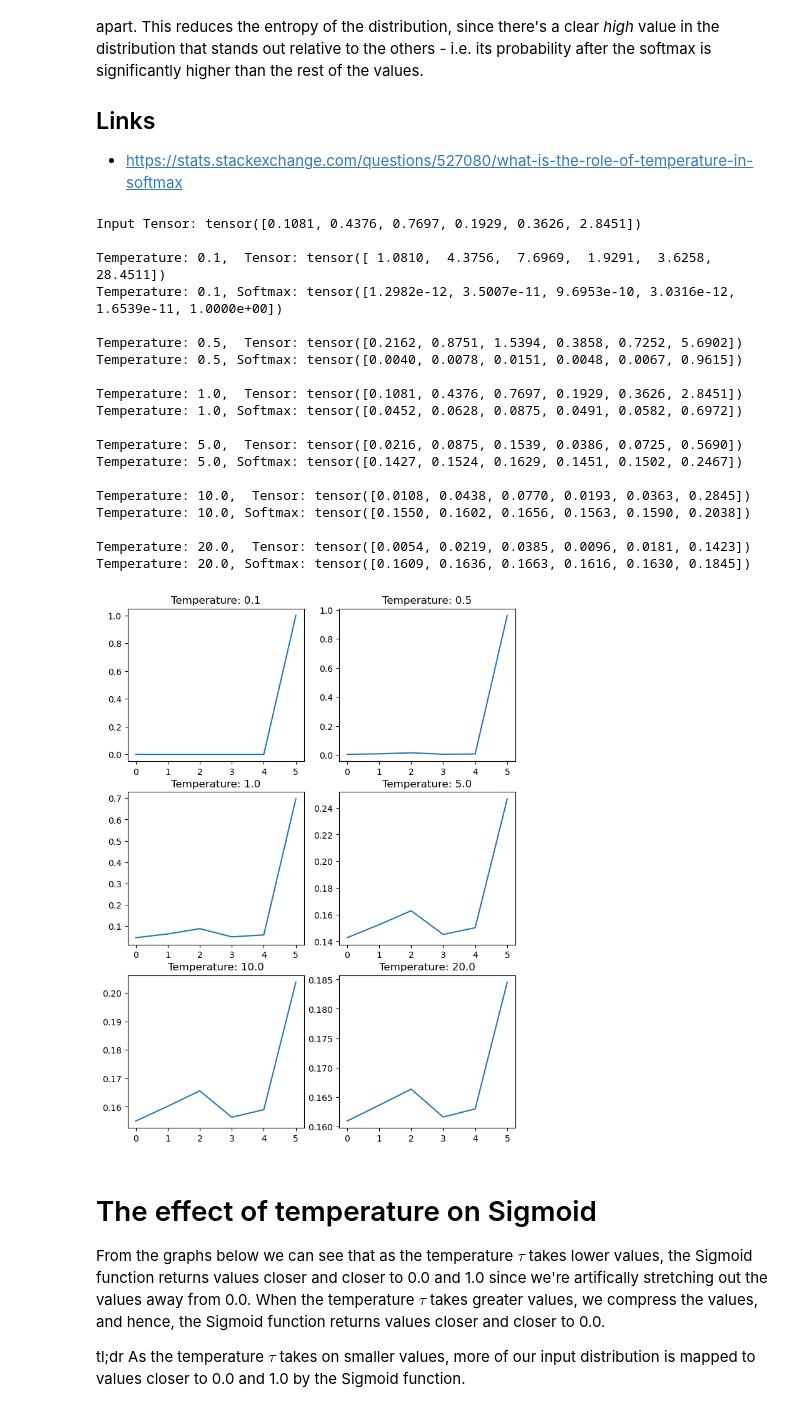
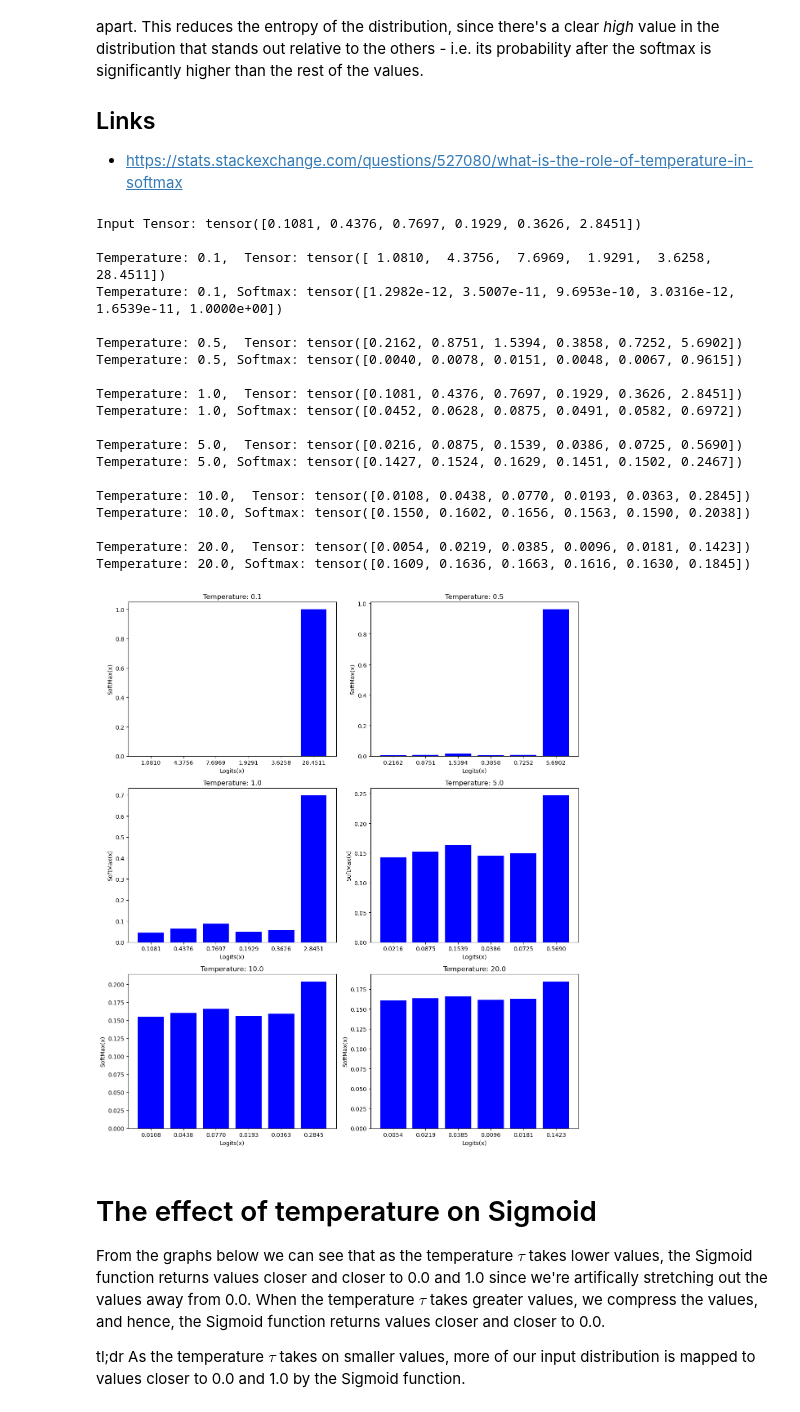
Before and after one commit to dhruvbird/ml-notebooks, a Jupyter notebook: nt-xent-loss/SoftMax and Sigmoid with temperature.ipynb, the cells around one changed output. Cells and saved outputs as stored; diff of their text form; code cells hidden in the pictures.

Commit message:
Update SoftMax and Sigmoid with temperature.ipynb
Update plots to include x and y axis labels. Use bar chart for softmax instead of line chart.

```diff
--- a/nt-xent-loss/SoftMax and Sigmoid with temperature.ipynb
+++ b/nt-xent-loss/SoftMax and Sigmoid with temperature.ipynb
@@ -26,7 +26,7 @@ def softmax_with_temperature(x, temperatures):
     print(f"Input Tensor: {x}")
     nrows = (len(temperatures) + 1) // 2
     ncols = 2
-    fig = plt.figure(figsize=(ncols * 4, nrows * 3.6))
+    fig = plt.figure(figsize=(ncols * 6, nrows * 4.6))
 
     for i, t in enumerate(temperatures):
         _x = x / t
@@ -34,38 +34,43 @@ def softmax_with_temperature(x, temperatures):
         print(f"Temperature: {t}, Softmax: {F.softmax(_x, dim=0)}")
 
         plt.subplot(nrows, ncols, i + 1)
-        plt.plot(F.softmax(_x, dim=0))
+        # plt.plot(_x, F.softmax(_x, dim=0))
+        xstr = list(map(lambda x: f"{x:.4f}", _x.tolist()))
+        plt.bar(xstr, F.softmax(_x, dim=0), color ='blue')
         plt.title(f"Temperature: {t}")
+        plt.xlabel("Logits(x)")
+        plt.ylabel("SoftMax(x)")
     # end for
 
+    fig.tight_layout()
     plt.show()
 # end def
 
 softmax_with_temperature(x, temperatures)
 
 # print(x)
 # print(F.softmax(x, dim=0))
 # %% [output]
 Input Tensor: tensor([0.1081, 0.4376, 0.7697, 0.1929, 0.3626, 2.8451])
 
 Temperature: 0.1,  Tensor: tensor([ 1.0810,  4.3756,  7.6969,  1.9291,  3.6258, 28.4511])
 Temperature: 0.1, Softmax: tensor([1.2982e-12, 3.5007e-11, 9.6953e-10, 3.0316e-12, 1.6539e-11, 1.0000e+00])
 
 Temperature: 0.5,  Tensor: tensor([0.2162, 0.8751, 1.5394, 0.3858, 0.7252, 5.6902])
 Temperature: 0.5, Softmax: tensor([0.0040, 0.0078, 0.0151, 0.0048, 0.0067, 0.9615])
 
 Temperature: 1.0,  Tensor: tensor([0.1081, 0.4376, 0.7697, 0.1929, 0.3626, 2.8451])
 Temperature: 1.0, Softmax: tensor([0.0452, 0.0628, 0.0875, 0.0491, 0.0582, 0.6972])
 
 Temperature: 5.0,  Tensor: tensor([0.0216, 0.0875, 0.1539, 0.0386, 0.0725, 0.5690])
 Temperature: 5.0, Softmax: tensor([0.1427, 0.1524, 0.1629, 0.1451, 0.1502, 0.2467])
 
 Temperature: 10.0,  Tensor: tensor([0.0108, 0.0438, 0.0770, 0.0193, 0.0363, 0.2845])
 Temperature: 10.0, Softmax: tensor([0.1550, 0.1602, 0.1656, 0.1563, 0.1590, 0.2038])
 
 Temperature: 20.0,  Tensor: tensor([0.0054, 0.0219, 0.0385, 0.0096, 0.0181, 0.1423])
 Temperature: 20.0, Softmax: tensor([0.1609, 0.1636, 0.1663, 0.1616, 0.1630, 0.1845])
-[figure, old version]
+[figure, new version]
 # %% [markdown]
 # The effect of temperature on Sigmoid
 
```
Also changed, not shown: parts of 1 cell of this notebook.
